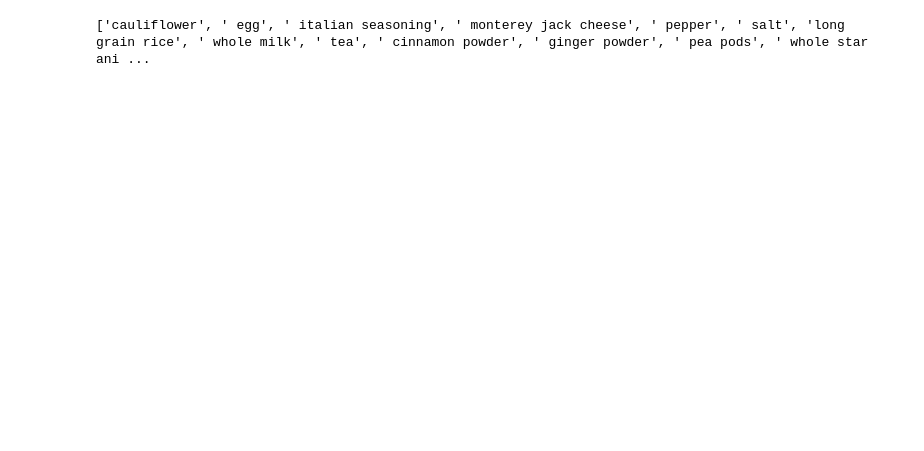
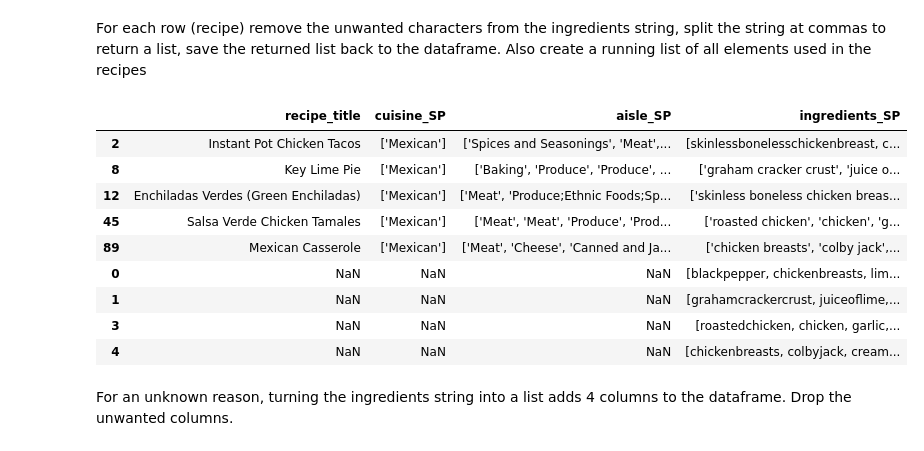
Before and after one commit to ccwillmore/Recipe_project, a Jupyter notebook: initial_processing_dataframe.ipynb, the cells around one changed output. Drawn from its saved outputs; the diff is of its cells as text; code cells hidden in the pictures; blank space fills up the shorter version.

```diff
--- a/initial_processing_dataframe.ipynb
+++ b/initial_processing_dataframe.ipynb
@@ -17,0 +23,3 @@ len(data_df)
+# %%
+mexican_df = data_df[data_df['cuisine_SP'] == "['Mexican']"].copy()
+mexican_df
@@ -18,14 +41,30 @@ len(data_df)
+# %% [markdown]
+For each row (recipe) remove the unwanted characters from the ingredients string, split the string at commas to return a list, save the returned list back to the dataframe.  Also create a running list of all elements used in the recipes
 # %%
-total_ingredient_list = []
-row_list = []
-for row in data_df['ingredients_SP']:
+# Convert ingredients string to a list without extraneous characters
+total_ingredient_list_mexican = []
+row_list_mexican = []
+counter = 0
+for row in mexican_df['ingredients_SP']:
     row = row.replace("[", '')
     row = row.replace("'", '')
     row = row.replace("]", '')
     row = row.replace('"', '')
+    row = row.replace(' ', '')
     row_list = str.split(row, ',')
+    mexican_df.loc[counter, 'ingredients_SP'] = row_list
+    counter += 1
     for element in row_list:
-        total_ingredient_list.append(element)
-print(total_ingredient_list)
+        total_ingredient_list_mexican.append(element)
+mexican_df
 # %% [output]
-['cauliflower', ' egg', ' italian seasoning', ' monterey jack cheese', ' pepper', ' salt', 'long grain rice', ' whole milk', ' tea', ' cinnamon powder', ' ginger powder', ' pea pods', ' whole star ani ...
+|  | recipe_title | cuisine_SP | aisle_SP | ingredients_SP |
+| 2 | Instant Pot Chicken Tacos | ['Mexican'] | ['Spices and Seasonings', 'Meat',... | [skinlessbonelesschickenbreast, c... |
+| 8 | Key Lime Pie | ['Mexican'] | ['Baking', 'Produce', 'Produce', ... | ['graham cracker crust', 'juice o... |
+| 12 | Enchiladas Verdes (Green Enchiladas) | ['Mexican'] | ['Meat', 'Produce;Ethnic Foods;Sp... | ['skinless boneless chicken breas... |
+| 45 | Salsa Verde Chicken Tamales | ['Mexican'] | ['Meat', 'Meat', 'Produce', 'Prod... | ['roasted chicken', 'chicken', 'g... |
+| 89 | Mexican Casserole | ['Mexican'] | ['Meat', 'Cheese', 'Canned and Ja... | ['chicken breasts', 'colby jack',... |
+| 0 | NaN | NaN | NaN | [blackpepper, chickenbreasts, lim... |
+| 1 | NaN | NaN | NaN | [grahamcrackercrust, juiceoflime,... |
+| 3 | NaN | NaN | NaN | [roastedchicken, chicken, garlic,... |
+| 4 | NaN | NaN | NaN | [chickenbreasts, colbyjack, cream... |
@@ -33,0 +71,2 @@ total_ingredients_df = pd.DataFrame(total_ingredient_list)
+# %% [markdown]
+For an unknown reason, turning the ingredients string into a list adds 4 columns to the dataframe.  Drop the unwanted columns.
```
Also changed, not shown: parts of 23 cells of this notebook.
